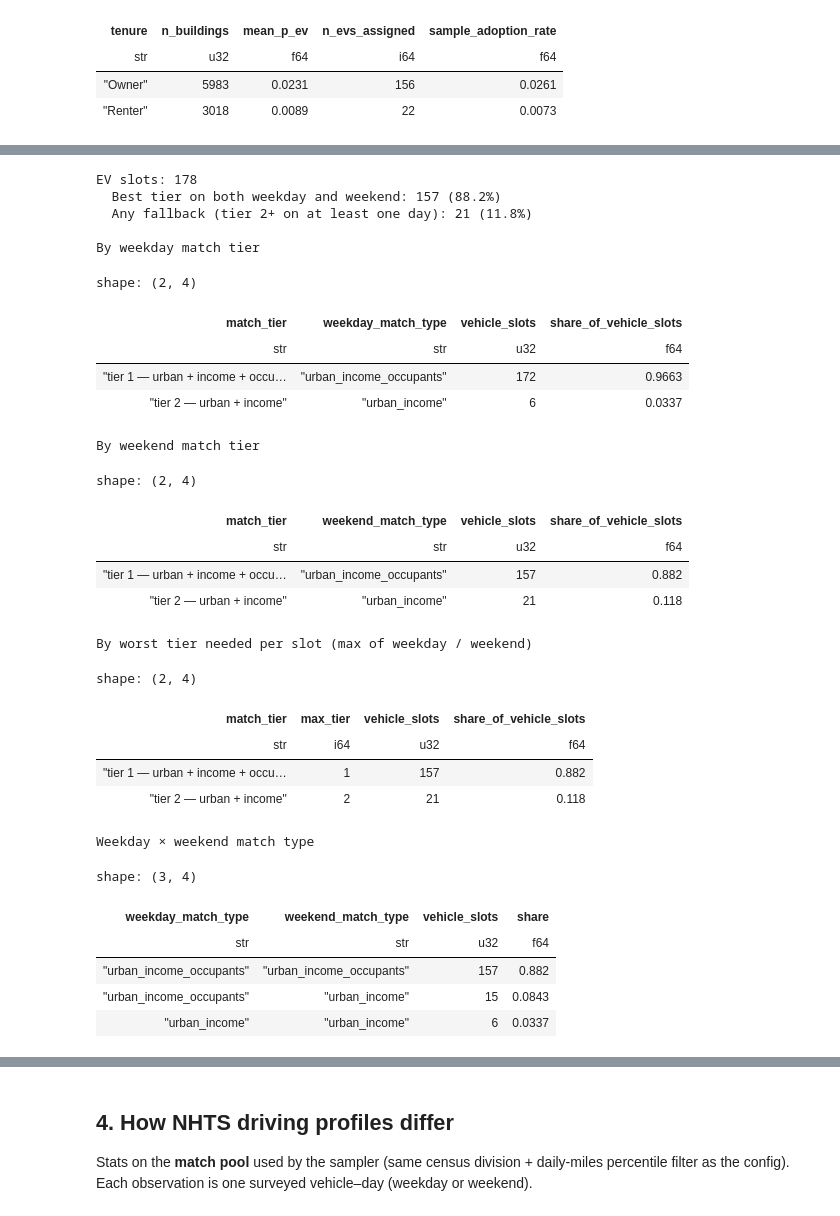
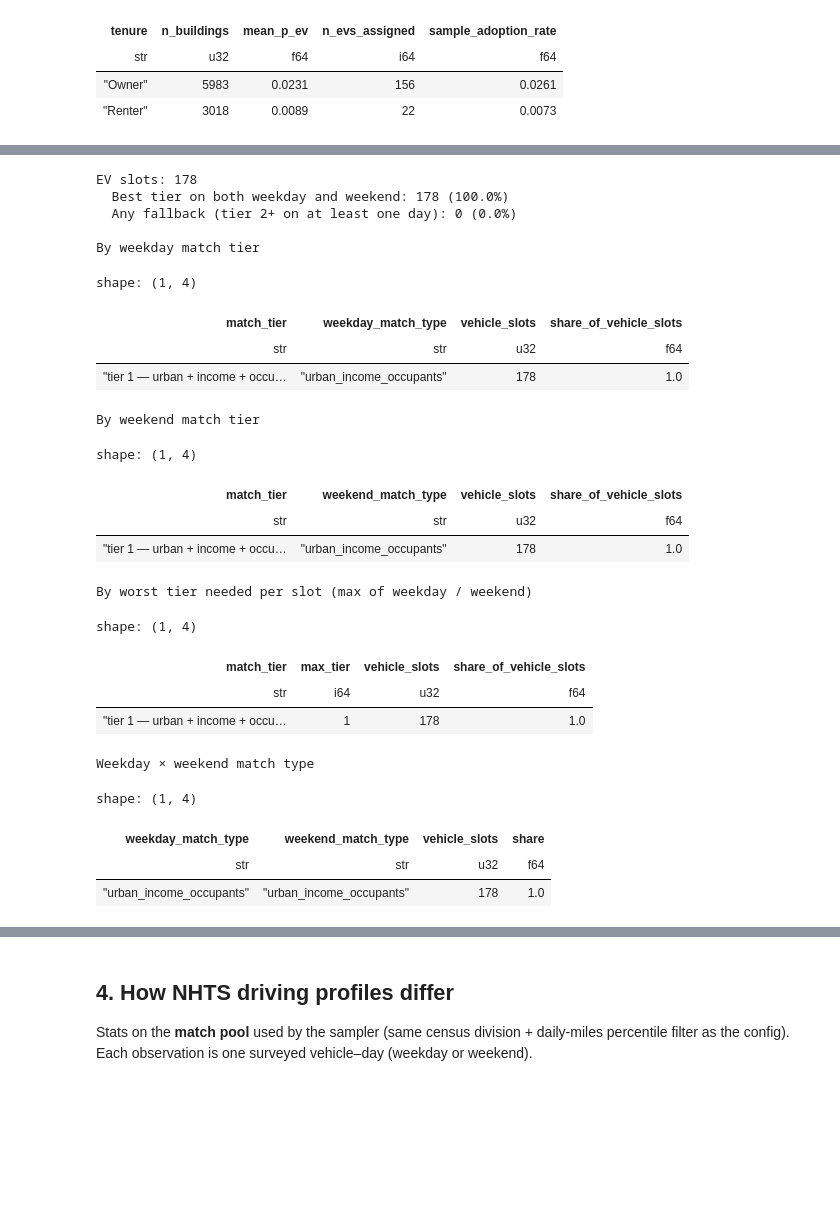
Before and after one commit to switchbox-data/buildstock-fetch, a Jupyter notebook: dev/ev_presentation.ipynb, the cells around one changed output, grey strips where cells are left out. Saved outputs shown, nothing was run; the diff lists cells and outputs as text; code cells hidden in the pictures; blank space fills up the shorter version.

```diff
--- a/dev/ev_presentation.ipynb
+++ b/dev/ev_presentation.ipynb
@@ -501,25 +505,23 @@ shape: (6, 3)
 # Tier order for resstock_adoption (match_on_vehicles=False)
 MATCH_TIER_ORDER = {
     "urban_income_occupants": 1,
-    "urban_income": 2,
-    "income_occupants": 3,
-    "income": 4,
-    "closest_income": 5,
-    "no_match": 6,
+    "urban_occupants": 2,
+    "urban_income": 3,
+    "income_occupants": 4,
+    "income": 5,
 }
 MATCH_TIER_LABEL = {
     1: "tier 1 — urban + income + occupants",
-    2: "tier 2 — urban + income",
-    3: "tier 3 — income + occupants",
-    4: "tier 4 — income only",
-    5: "tier 5 — closest income",
-    6: "no match",
+    2: "tier 2 — urban + occupants",
+    3: "tier 3 — urban + income",
+    4: "tier 4 — income + occupants",
+    5: "tier 5 — income only",
 }
 
 match_tier_report = (
     nhts_match_catalog.with_columns(
-        pl.col("weekday_match_type").replace_strict(MATCH_TIER_ORDER, default=6).alias("weekday_tier"),
-        pl.col("weekend_match_type").replace_strict(MATCH_TIER_ORDER, default=6).alias("weekend_tier"),
+        pl.col("weekday_match_type").replace_strict(MATCH_TIER_ORDER, default=7).alias("weekday_tier"),
+        pl.col("weekend_match_type").replace_strict(MATCH_TIER_ORDER, default=7).alias("weekend_tier"),
     ).with_columns(
         pl.max_horizontal("weekday_tier", "weekend_tier").alias("max_tier"),
         ((pl.col("weekday_tier") == 1) & (pl.col("weekend_tier") == 1)).alias("both_days_exact"),
@@ -539,10 +541,10 @@ def match_type_table(col: str) -> pl.DataFrame:
         nhts_match_catalog.group_by(col)
         .agg(pl.len().alias("vehicle_slots"))
         .with_columns(
-            pl.col(col).replace_strict(MATCH_TIER_ORDER, default=6).alias("tier"),
+            pl.col(col).replace_strict(MATCH_TIER_ORDER, default=7).alias("tier"),
             (pl.col("vehicle_slots") / n_slots).round(4).alias("share_of_vehicle_slots"),
             pl.col(col)
-            .replace_strict(MATCH_TIER_ORDER, default=6)
+            .replace_strict(MATCH_TIER_ORDER, default=7)
             .replace_strict(MATCH_TIER_LABEL)
             .alias("match_tier"),
         )
@@ -564,48 +566,43 @@ display(
     .with_columns(
         (pl.col("vehicle_slots") / n_slots).round(4).alias("share_of_vehicle_slots"),
         pl.col("max_tier").replace_strict(MATCH_TIER_LABEL).alias("match_tier"),
     )
     .sort("max_tier")
     .select("match_tier", "max_tier", "vehicle_slots", "share_of_vehicle_slots")
 )
 
 print("\nWeekday × weekend match type")
 display(
     nhts_match_catalog.group_by("weekday_match_type", "weekend_match_type")
     .agg(pl.len().alias("vehicle_slots"))
     .with_columns((pl.col("vehicle_slots") / n_slots).round(4).alias("share"))
     .sort("vehicle_slots", descending=True)
 )
 # %% [output]
 EV slots: 178
-  Best tier on both weekday and weekend: 157 (88.2%)
-  Any fallback (tier 2+ on at least one day): 21 (11.8%)
+  Best tier on both weekday and weekend: 178 (100.0%)
+  Any fallback (tier 2+ on at least one day): 0 (0.0%)
 
 By weekday match tier
-shape: (2, 4)
+shape: (1, 4)
 | match_tier | weekday_match_type | vehicle_slots | share_of_vehicle_slots |
 | str | str | u32 | f64 |
-| "tier 1 — urban + income + occu… | "urban_income_occupants" | 172 | 0.9663 |
-| "tier 2 — urban + income" | "urban_income" | 6 | 0.0337 |
+| "tier 1 — urban + income + occu… | "urban_income_occupants" | 178 | 1.0 |
 By weekend match tier
-shape: (2, 4)
+shape: (1, 4)
 | match_tier | weekend_match_type | vehicle_slots | share_of_vehicle_slots |
 | str | str | u32 | f64 |
-| "tier 1 — urban + income + occu… | "urban_income_occupants" | 157 | 0.882 |
-| "tier 2 — urban + income" | "urban_income" | 21 | 0.118 |
+| "tier 1 — urban + income + occu… | "urban_income_occupants" | 178 | 1.0 |
 By worst tier needed per slot (max of weekday / weekend)
-shape: (2, 4)
+shape: (1, 4)
 | match_tier | max_tier | vehicle_slots | share_of_vehicle_slots |
 | str | i64 | u32 | f64 |
-| "tier 1 — urban + income + occu… | 1 | 157 | 0.882 |
-| "tier 2 — urban + income" | 2 | 21 | 0.118 |
+| "tier 1 — urban + income + occu… | 1 | 178 | 1.0 |
 Weekday × weekend match type
-shape: (3, 4)
+shape: (1, 4)
 | weekday_match_type | weekend_match_type | vehicle_slots | share |
 | str | str | u32 | f64 |
-| "urban_income_occupants" | "urban_income_occupants" | 157 | 0.882 |
-| "urban_income_occupants" | "urban_income" | 15 | 0.0843 |
-| "urban_income" | "urban_income" | 6 | 0.0337 |
+| "urban_income_occupants" | "urban_income_occupants" | 178 | 1.0 |
 # %%
 def _match_type_counts(col: str) -> pl.DataFrame:
     return (
```
Also changed, not shown: parts of 11 cells of this notebook, 7 other files.
